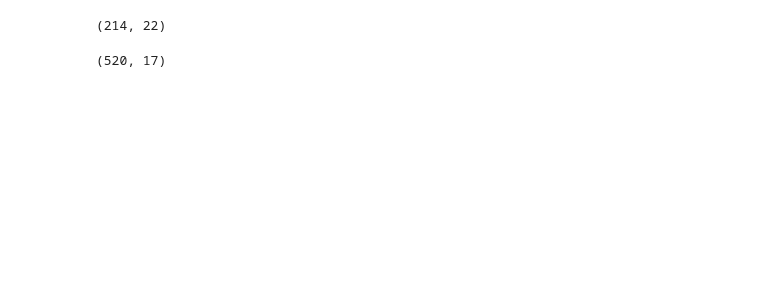
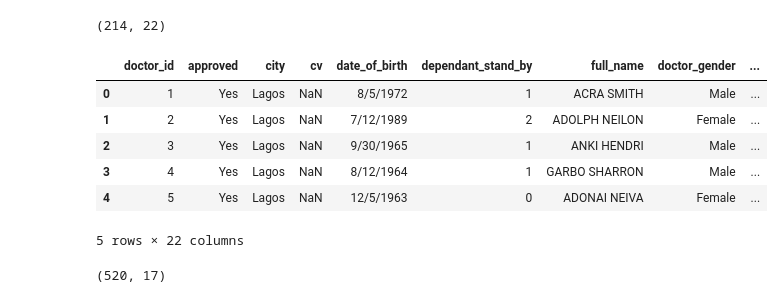
Before and after one commit to abelshif/Data-Science-Thesis_Predictive-Insurance-Model, a Jupyter notebook: Regression-analysis.ipynb, the cells around one changed output. Cells and saved outputs as stored; diff of their text form; code cells hidden in the pictures; blank space fills up the shorter version.

```diff
--- a/Regression-analysis.ipynb
+++ b/Regression-analysis.ipynb
@@ -28,6 +38,16 @@ doctor_dataframe = pd.read_csv('./Populated_data/doctor.csv')
 doctor_dataframe.shape
 # %% [output]
 (214, 22)
+# %%
+doctor_dataframe.head()
+# %% [output]
+|  | doctor_id | approved | city | cv | date_of_birth | dependant_stand_by | full_name | doctor_gender | ... |
+| 0 | 1 | Yes | Lagos | NaN | 8/5/1972 | 1 | ACRA SMITH | Male | ... |
+| 1 | 2 | Yes | Lagos | NaN | 7/12/1989 | 2 | ADOLPH NEILON | Female | ... |
+| 2 | 3 | Yes | Lagos | NaN | 9/30/1965 | 1 | ANKI HENDRI | Male | ... |
+| 3 | 4 | Yes | Lagos | NaN | 8/12/1964 | 1 | GARBO SHARRON | Male | ... |
+| 4 | 5 | Yes | Lagos | NaN | 12/5/1963 | 0 | ADONAI NEIVA | Female | ... |
+5 rows × 22 columns
 # %%
 # consultation dataframe
 consultation_dataframe = pd.read_csv('./Populated_data/consultation.csv')
```
Also changed, not shown: parts of 7 cells of this notebook.
